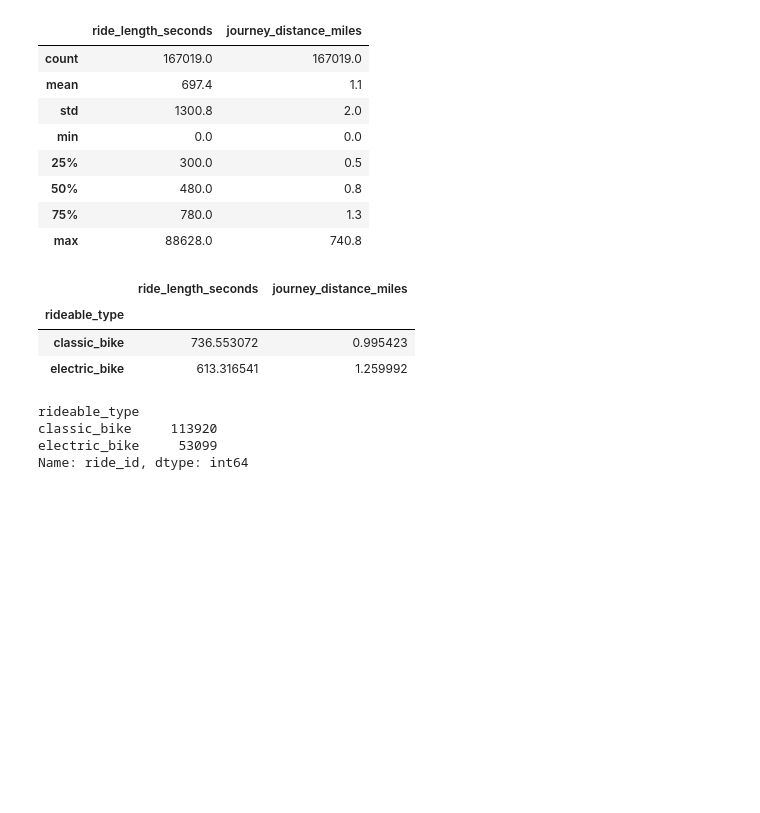
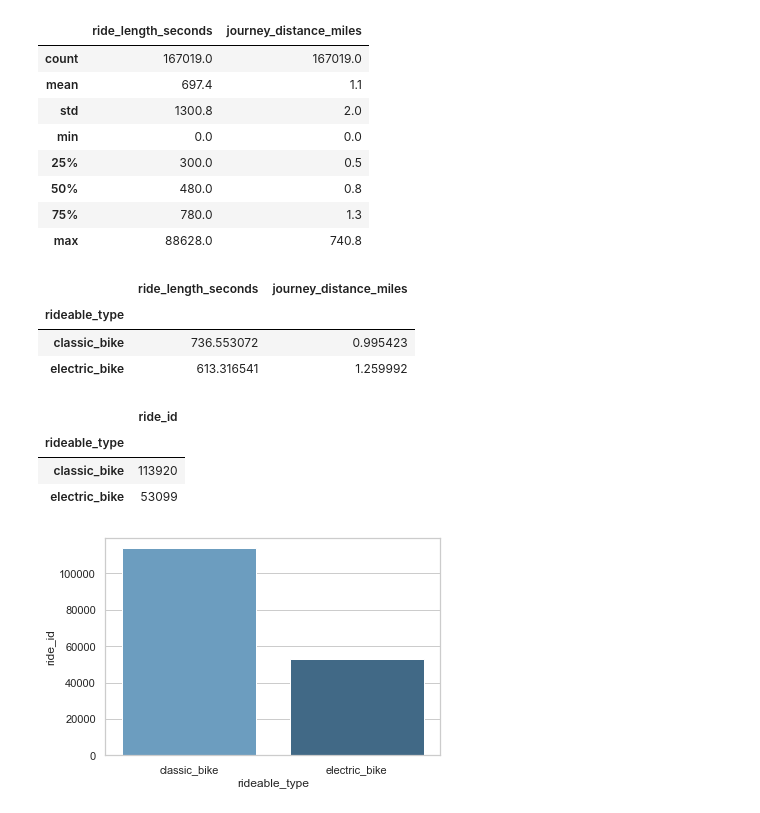
Before and after one commit to Coded123/Google_Data_Analytics_Capstone, a Jupyter notebook: cyclistic_bikeshare_project/cyclistic_bikeshare_analysis.ipynb, the cells around one changed output. Drawn from its saved outputs; the diff is of its cells as text; code cells hidden in the pictures; blank space fills up the shorter version.

Commit message:
Started visualising

```diff
--- a/cyclistic_bikeshare_project/cyclistic_bikeshare_analysis.ipynb
+++ b/cyclistic_bikeshare_project/cyclistic_bikeshare_analysis.ipynb
@@ -303,10 +290,18 @@ bike_type_avg
 | rideable_type |  |  |
 | classic_bike | 736.553072 | 0.995423 |
 | electric_bike | 613.316541 | 1.259992 |
-# %%
-bike_type['ride_id'].count()
-# %% [output]
-rideable_type
-classic_bike     113920
-electric_bike     53099
-Name: ride_id, dtype: int64
+# %%
+bike_types = bike_type['ride_id'].count().reset_index()
+
+bike_types.set_index('rideable_type')
+# %% [output]
+|  | ride_id |
+| rideable_type |  |
+| classic_bike | 113920 |
+| electric_bike | 53099 |
+# %%
+sns.set_theme(style='whitegrid')
+
+ride_types = sns.barplot(x= 'rideable_type', y='ride_id', data=bike_types, palette='Blues_d')
+# %% [output]
+[figure, added]
```
Also changed, not shown: parts of 6 cells of this notebook.
